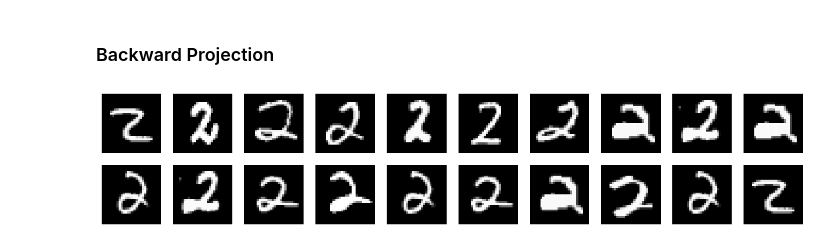
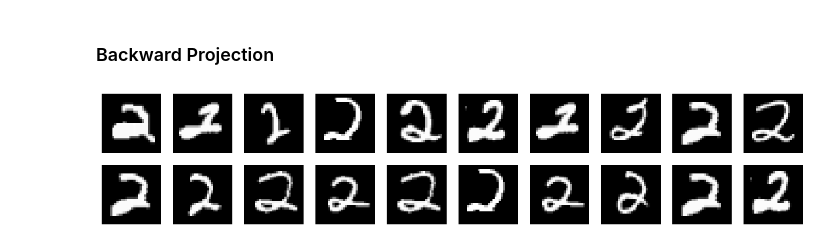
Before and after one commit to sleepymalc/IG-Augmentation, a Jupyter notebook: MNIST-generate.ipynb, the cells around one changed output. Saved outputs shown, nothing was run; the diff lists cells and outputs as text; code cells hidden in the pictures.

```diff
--- a/MNIST-generate.ipynb
+++ b/MNIST-generate.ipynb
@@ -99,7 +99,7 @@ plt.show()
 ### Specific Digit
 # %%
 P = []
-train_size = 30
+train_size = 20
 class_label = 2  # 0-9
 
 class_folder = os.path.join(save_dir, str(class_label))
@@ -135,7 +135,7 @@ X_recons = []
 B_LD = ld.default_B(D_, 1, cp.get_array_module(P[0]))
 
 for i in range(train_size):
-    _, _, scaleX_, Q_, theta_ = ld.LD(P[i], B=B_LD, verbose=False, n_iter=1000, lr=1e-1)
+    history_kl, history_norm, scaleX_, Q_, theta_ = ld.LD(P[i], B=B_LD, verbose=False, n_iter=1000, lr=1e-1)
     scaleX.append(scaleX_)
     Q.append(Q_)
     theta.append(theta_)
@@ -228,7 +228,7 @@ plt.show()
 ### Construct Submanifold
 # %%
 # Construct the constrained coordinates
-B_BP = ld.block_B([8, 8], [20, 20])
+B_BP = ld.block_B([14, 14], [15, 15])
 
 # Compute every datapoint's eta_hat (served as the linear constraints)
 eta_hat = []
@@ -245,38 +245,40 @@ eta_hat = cp.asarray(eta_hat)
 ### Backward Projection
 # %%
 def find_closest_datapoint(input_point, training_data):
-    min_distance = float('inf')
+    min_divergence = float('inf')
     closest_index = -1
+    input_prob = ld.get_Q(input_point)
     for i, data_point in enumerate(training_data):
-        euclidean_distance = np.sqrt(np.sum((np.array(input_point) - np.array(data_point)) ** 2))
-        if euclidean_distance < min_distance:
-            min_distance = euclidean_distance
+        data_prob = ld.get_Q(data_point)
+        kl_div = ld.kl(input_prob, data_prob)
+        if kl_div < min_divergence:
+            min_divergence = kl_div
             closest_index = i
     return closest_index
 
 sampled_P_BP = []
 sampled_theta_BP = []
 sampled_X_recons = []
 
 for i in range(num_new_samples):
-    k = find_closest_datapoint(sampled_theta[i].reshape(-1), theta.reshape(len(theta), -1))
+    k = find_closest_datapoint(sampled_theta[i], theta)
 
     history_kl, history_norm, P_, theta_ = ld.BP(sampled_theta[i], (P[k] + eps) / scaleX[k], eta_hat[k], scaleX[k], B=B_BP, verbose=False, n_iter=1000, lr=1e-1)
     sampled_P_BP.append(P_)
     sampled_theta_BP.append(theta_)
 
     X_recons_ = (P_).astype(np.int32)
     sampled_X_recons.append(X_recons_)
 
 sampled_P_BP = np.array(sampled_P_BP)
 sampled_theta_BP = np.array(sampled_theta_BP)
 sampled_X_recons = np.array(sampled_X_recons)
 
 plt.figure(figsize=(16, 3))
 for i in range(sampled_theta.shape[0]):
     plt.subplot(2, 10, i + 1)
     plt.imshow(renormalize_image(sampled_X_recons[i]), cmap='gray', vmin=0, vmax=255) # [0, 255]
     plt.axis('off')
 plt.show()
 # %% [output]
-[figure, old version]
+[figure, new version]
```
Also changed, not shown: parts of 1 cell of this notebook, 3 other files.
